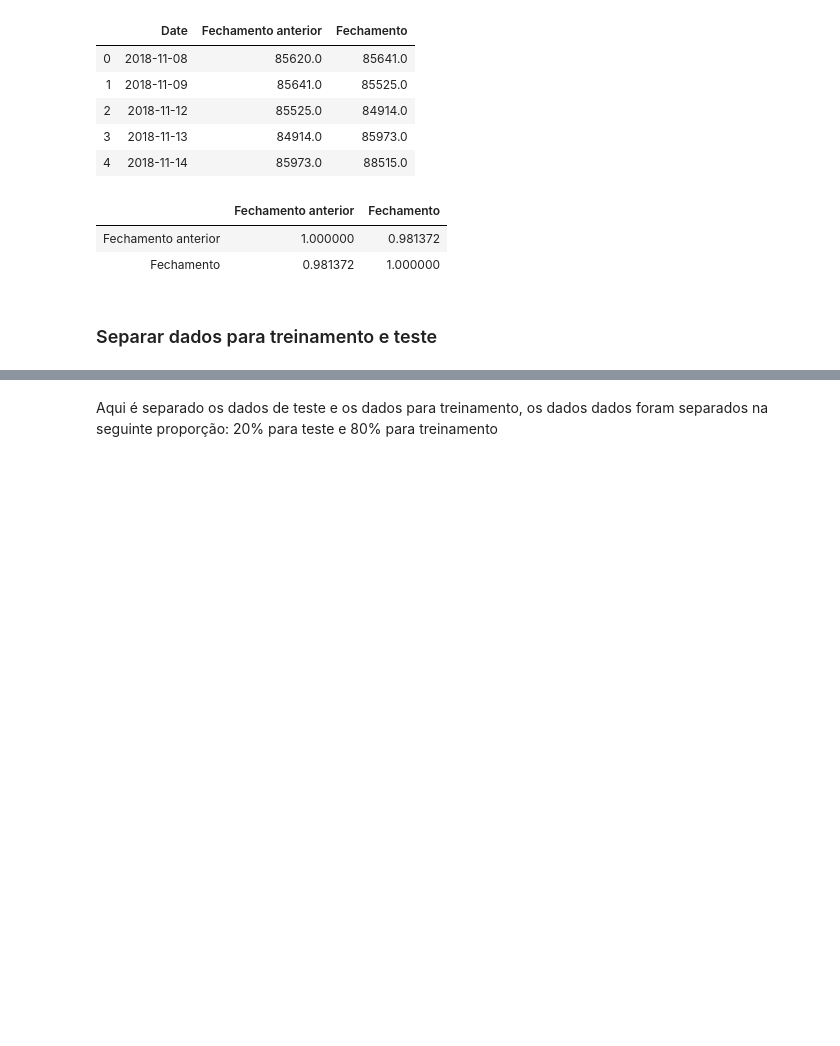
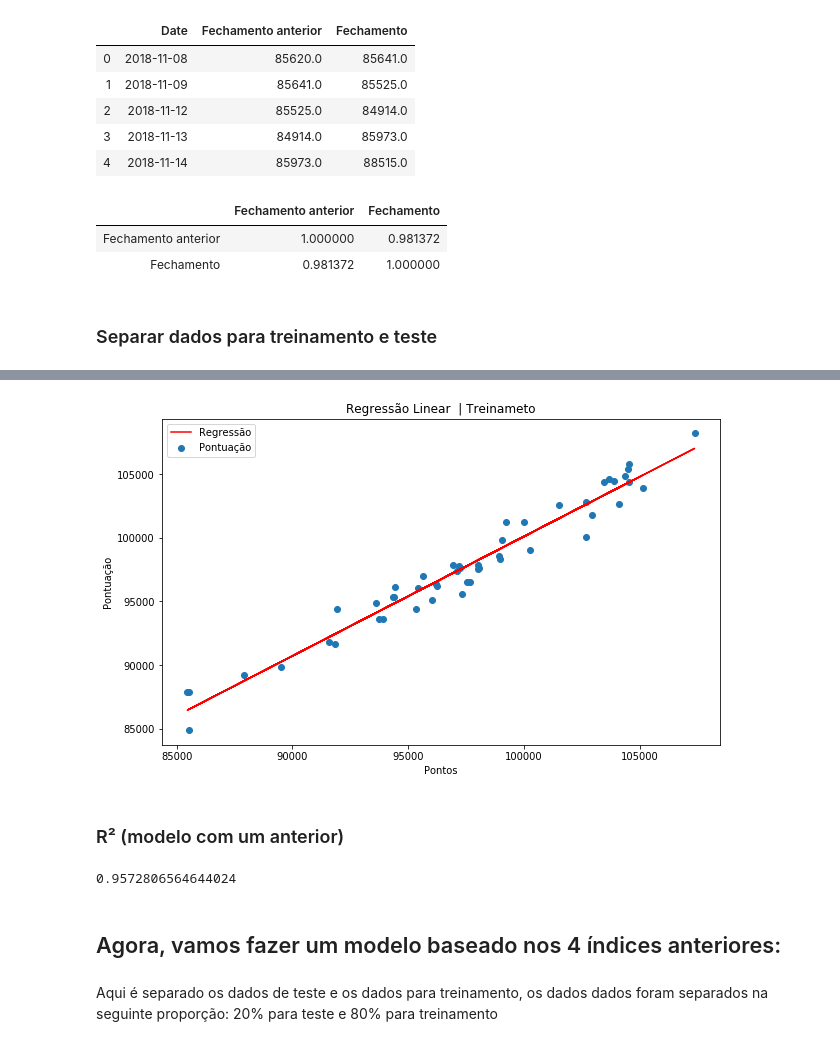
Before and after one commit to pbcarani/P3-Data-Science, a Jupyter notebook: P3_NOVO.ipynb, the cells around one changed output, grey strips where cells are left out. Cells and saved outputs as stored; diff of their text form; code cells hidden in the pictures; blank space fills up the shorter version.

```diff
--- a/P3_NOVO.ipynb
+++ b/P3_NOVO.ipynb
@@ -175,3 +207,29 @@ ibovespa.corr()
+# %%
+X_test = np.array(test["Fechamento anterior"]).reshape(-1, 1)
+y_test = test['Fechamento']
+# %%
+model = LinearRegression()
+model.fit(X_test, y_test)
+y_pred = model.predict(X_test)
+# %%
+plt.figure(1, figsize=(10,6))
+plt.title('Regressão Linear  | Treinameto' )
+plt.scatter(X_test, y_test, label='Pontuação')
+plt.plot(X_test, y_pred, color='r', label='Regressão')
+plt.xlabel('Pontos')
+plt.ylabel('Pontuação')
+plt.legend()
+plt.show()
+# %% [output]
+[figure, added]
+# %% [markdown]
+### R² (modelo com um anterior)
+# %%
+metrics.r2_score(y_test, y_pred)
+# %% [output]
+0.9572806564644024
+# %% [markdown]
+## Agora, vamos fazer um modelo baseado nos 4 índices anteriores:
 # %%
 vals=fechamento.values
 K = 5
```
Also changed, not shown: parts of 45 cells of this notebook.
